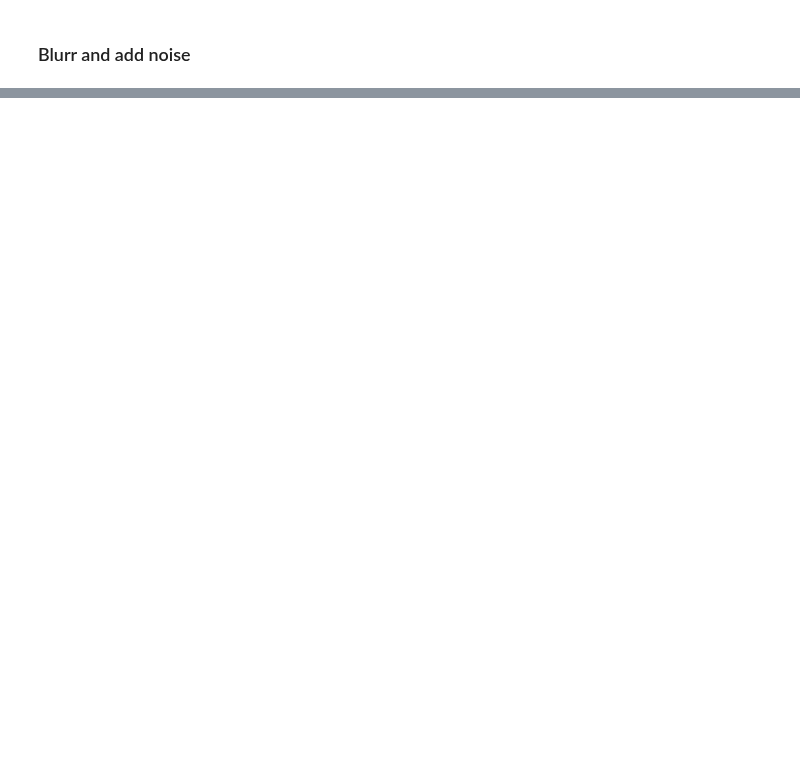
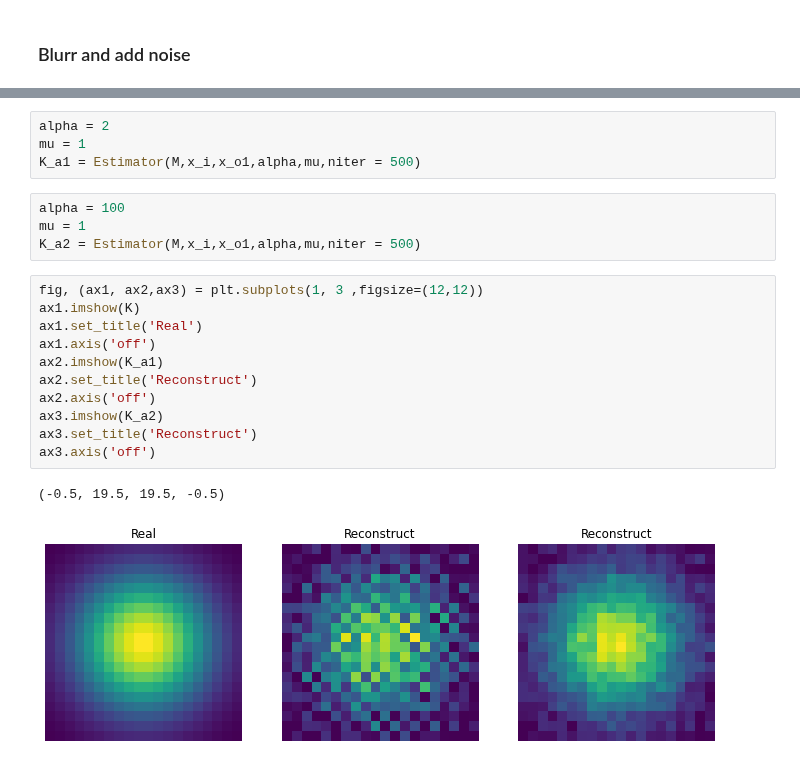
Before and after one commit to ceciledellavalle/BlindDeconvolution, a Jupyter notebook: demo.ipynb, the cells around one changed output, grey strips where cells are left out. Cells and saved outputs as stored; diff of their text form; blank space fills up the shorter version.

```diff
--- a/demo.ipynb
+++ b/demo.ipynb
@@ -63,0 +92,22 @@ ax2.imshow(x_b)
+# %%
+alpha = 2
+mu = 1
+K_a1 = Estimator(M,x_i,x_o1,alpha,mu,niter = 500)
+# %%
+alpha = 100
+mu = 1
+K_a2 = Estimator(M,x_i,x_o1,alpha,mu,niter = 500)
+# %%
+fig, (ax1, ax2,ax3) = plt.subplots(1, 3 ,figsize=(12,12))
+ax1.imshow(K)
+ax1.set_title('Real')
+ax1.axis('off')
+ax2.imshow(K_a1)
+ax2.set_title('Reconstruct')
+ax2.axis('off')
+ax3.imshow(K_a2)
+ax3.set_title('Reconstruct')
+ax3.axis('off')
+# %% [output]
+(-0.5, 19.5, 19.5, -0.5)
+[figure, added]
```
Also changed, not shown: parts of 14 cells of this notebook, 3 other files.
